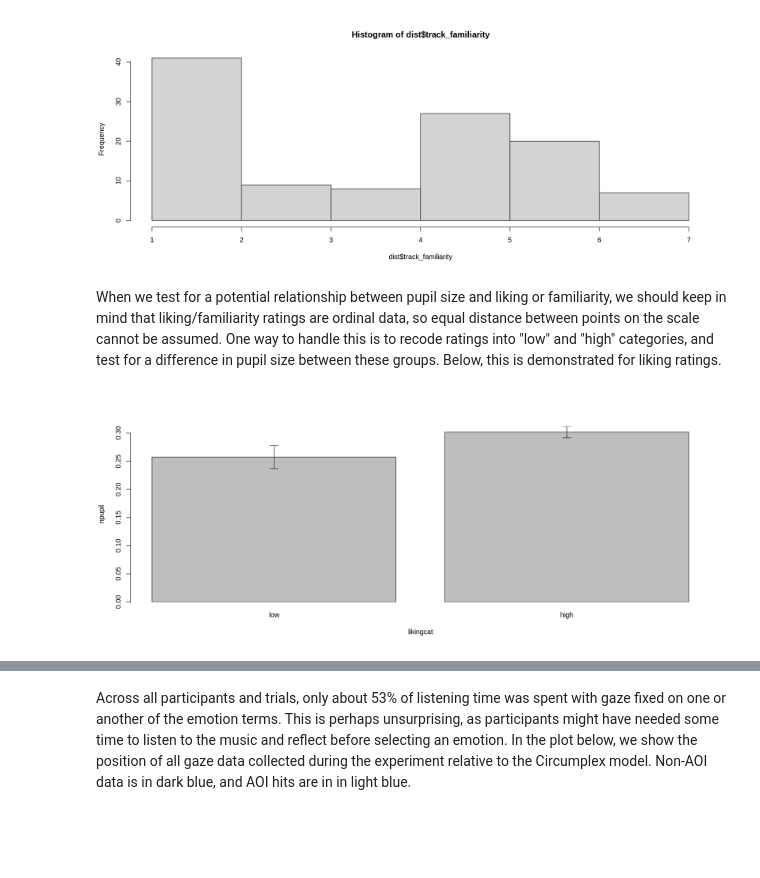
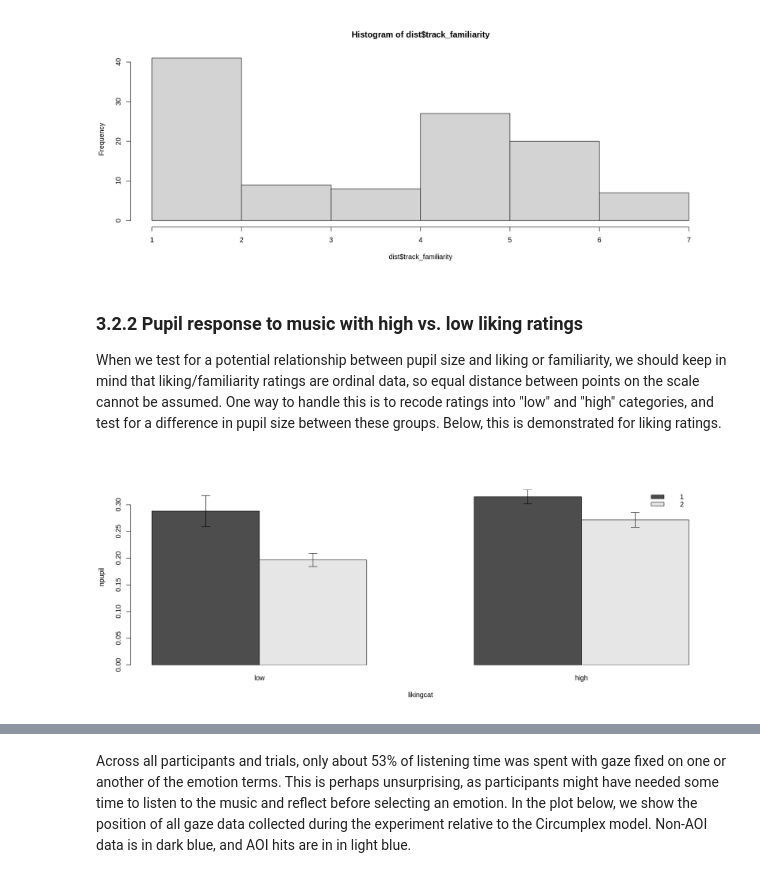
Before and after one commit to laurabishop/MusicDiscoveryPupil, a Jupyter notebook: MusicDiscoveryPhysiology.ipynb, the cells around one changed output, grey strips where cells are left out. Saved outputs shown, nothing was run; the diff lists cells and outputs as text; code cells hidden in the pictures; blank space fills up the shorter version.

```diff
--- a/MusicDiscoveryPhysiology.ipynb
+++ b/MusicDiscoveryPhysiology.ipynb
@@ -266,0 +248,5 @@ filtered <- read.table("MusicDiscoveryPupil/ET-partial1.txt")
+# %%
+allshort.m <- aggregate(npupil ~ trialtype + ID + session + spotify_id, allshort, mean)
+bargraph.CI(trialtype, npupil, data = allshort.m,
+             main = "Mean pupil size per trial in metronome and song conditions",
+             xlab = "Trial type", ylab = "Normalized pupil size")
@@ -266,0 +255,5 @@ filtered <- read.table("MusicDiscoveryPupil/ET-partial1.txt")
+# %%
+allshort.sd <- aggregate(npupil ~ trialtype + ID + session + spotify_id, allshort, sd)
+bargraph.CI(trialtype, npupil, data = allshort.sd,
+             main = "Standard deviation in pupil size per trial in metronome and song conditions",
+             xlab = "Trial type", ylab = "Normalized pupil size")
@@ -334,17 +334,21 @@ hist(dist$track_familiarity)
 # %% [output]
 [figure]
 # %% [markdown]
+### 3.2.2 Pupil response to music with high vs. low liking ratings
+
 When we test for a potential relationship between pupil size and liking or familiarity, we should keep in mind that liking/familiarity ratings are ordinal data, so equal distance between points on the scale cannot be assumed. One way to handle this is to recode ratings into "low" and "high" categories, and test for a difference in pupil size between these groups. Below, this is demonstrated for liking ratings.
 # %%
-filtered$likingcat <- with(filtered, ifelse(liking < 5, "low", "high"))
-filtered$likingcat <- as.factor(filtered$likingcat)
-filtered$likingcat <- relevel(filtered$likingcat, ref = "low" )
+allshort$likingcat <- with(allshort, ifelse(liking < 5, "low", "high"))
+allshort$likingcat <- as.factor(allshort$likingcat)
+allshort$likingcat <- relevel(allshort$likingcat, ref = "low" )
 # %%
-pupilxLikingcat <- aggregate(npupil ~ liking + likingcat + ID + spotify_id + session, filtered, mean)
+pupilxLikingcat <- aggregate(npupil ~ liking + likingcat + ID + spotify_id + session, allshort, mean)
 # %%
-bargraph.CI(likingcat, npupil, data = pupilxLikingcat) # Test also with session as grouping variable
+#bargraph.CI(likingcat, npupil, data = pupilxLikingcat)
+bargraph.CI(likingcat, npupil, group = session, data = pupilxLikingcat, legend = T,
+            x.leg = 5.5)# Test also with session as grouping variable
 # %% [output]
-[figure, old version]
+[figure, new version]
 # %%
 t.test(pupilxLikingcat[pupilxLikingcat$likingcat == "low", c("npupil")],
 pupilxLikingcat[pupilxLikingcat$likingcat == "high", c("npupil")], paired = F)
```
Also changed, not shown: parts of 58 cells of this notebook.
